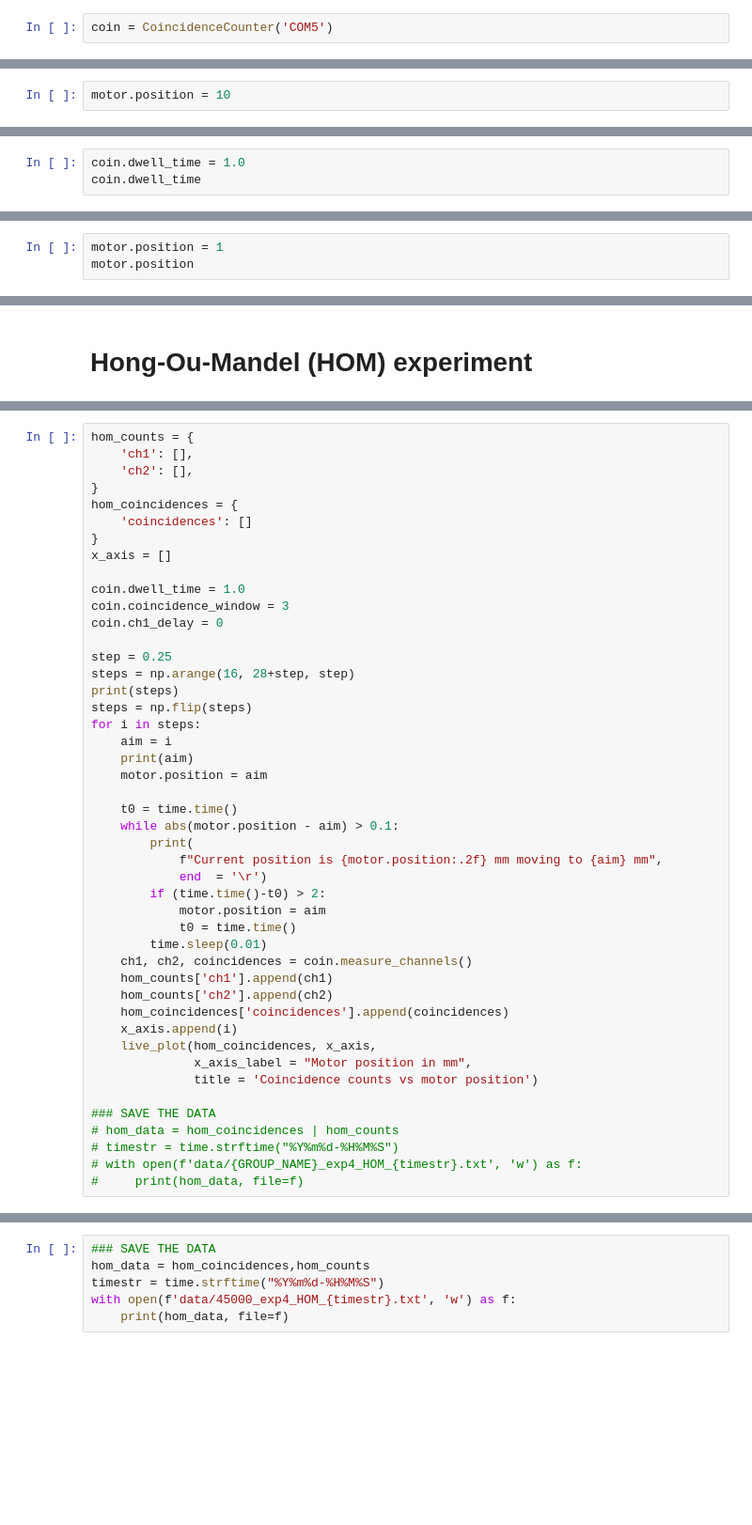
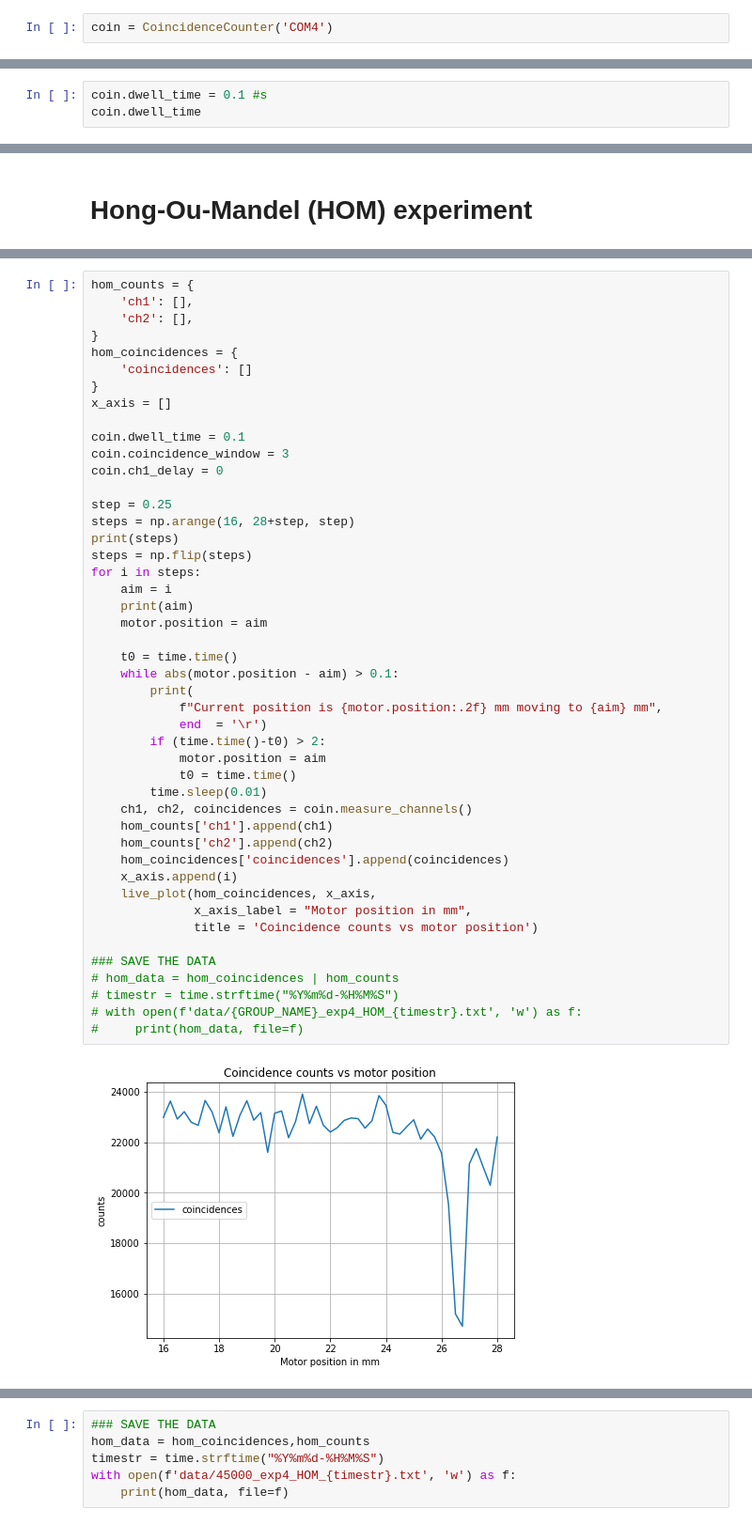
Before and after one commit to andncl/QUBITEKK_quantum_optics_drivers, a Jupyter notebook: lab_notebook.ipynb, the cells around one changed output, grey strips where cells are left out. Shown: that part at 94% size. Drawn from its saved outputs; the diff is of its cells as text; blank space fills up the shorter version.

```diff
--- a/lab_notebook.ipynb
+++ b/lab_notebook.ipynb
@@ -38,2 +49,2 @@ motor = MotorDriver('COM18')
 # %%
-coin = CoincidenceCounter('COM5')
+coin = CoincidenceCounter('COM4')
@@ -42,2 +50,0 @@ bi_photon_source = BiPhotonSource('COM4')
-# %%
-motor.position = 10
@@ -47,3 +60,3 @@ coin.ch1_delay
 # %%
-coin.dwell_time = 1.0
+coin.dwell_time = 0.1 #s
 coin.dwell_time
@@ -58,3 +76,0 @@ print(f" ch1: {counts[0]}\n ch2: {counts[1]}\n coincidences: {counts[2]}")
-# %%
-motor.position = 1
-motor.position
@@ -96,7 +112,7 @@ hom_coincidences = {
 }
 x_axis = []
 
-coin.dwell_time = 1.0
+coin.dwell_time = 0.1
 coin.coincidence_window = 3
 coin.ch1_delay = 0
 
@@ -105,30 +121,32 @@ steps = np.arange(16, 28+step, step)
 print(steps)
 steps = np.flip(steps)
 for i in steps:
     aim = i
     print(aim)
     motor.position = aim
 
     t0 = time.time()
     while abs(motor.position - aim) > 0.1:
         print(
             f"Current position is {motor.position:.2f} mm moving to {aim} mm",
             end  = '\r')
         if (time.time()-t0) > 2:
             motor.position = aim
             t0 = time.time()
         time.sleep(0.01)
     ch1, ch2, coincidences = coin.measure_channels()
     hom_counts['ch1'].append(ch1)
     hom_counts['ch2'].append(ch2)
     hom_coincidences['coincidences'].append(coincidences)
     x_axis.append(i)
     live_plot(hom_coincidences, x_axis,
               x_axis_label = "Motor position in mm",
               title = 'Coincidence counts vs motor position')
 
 ### SAVE THE DATA
 # hom_data = hom_coincidences | hom_counts
 # timestr = time.strftime("%Y%m%d-%H%M%S")
 # with open(f'data/{GROUP_NAME}_exp4_HOM_{timestr}.txt', 'w') as f:
 #     print(hom_data, file=f)
+# %% [output]
+[figure, added]
```
Also changed, not shown: parts of 35 cells of this notebook, 2 other files.
